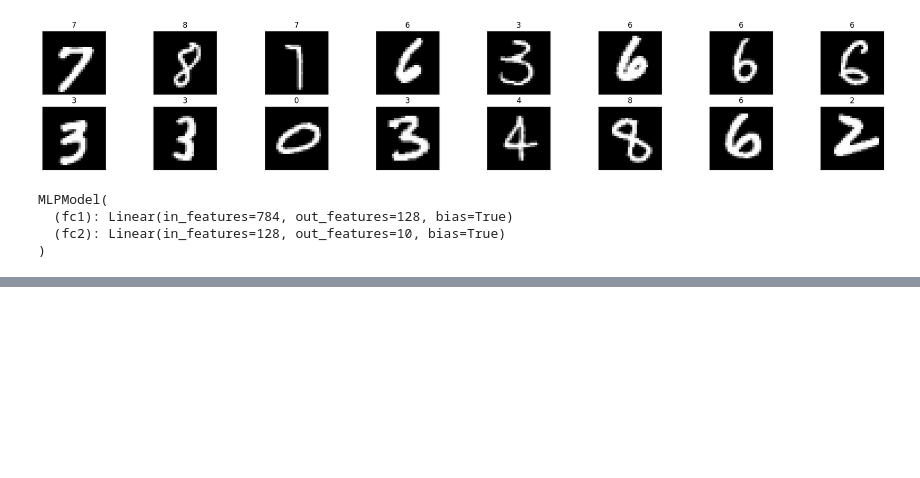
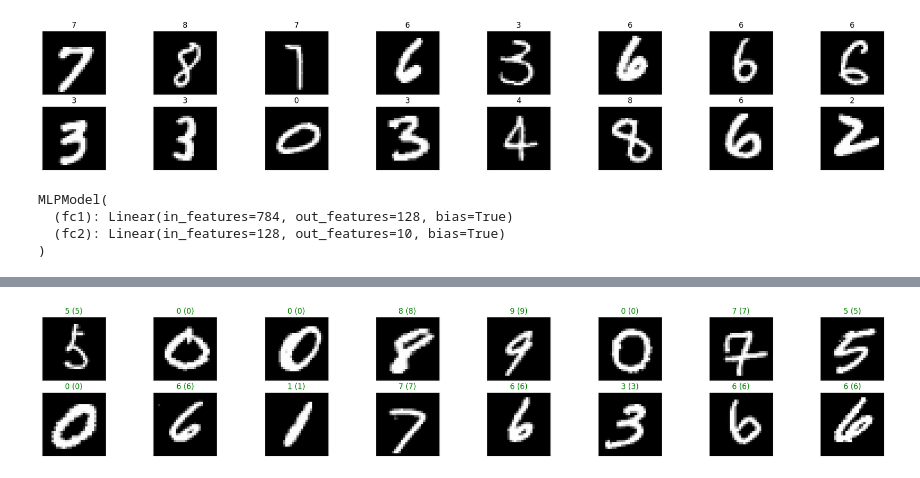
Before and after one commit to Dangmotm/FMLAB_AI, a Jupyter notebook: Homework/Hw9/neural_network.ipynb, the cells around one changed output, grey strips where cells are left out. Cells and saved outputs as stored; diff of their text form; code cells hidden in the pictures; blank space fills up the shorter version.

```diff
--- a/Homework/Hw9/neural_network.ipynb
+++ b/Homework/Hw9/neural_network.ipynb
@@ -121,0 +132,15 @@ plt.show()
+# %%
+dataiter = iter(trainloader)
+images, labels = next(dataiter)
+output = model(images)
+_, preds = torch.max(output, 1)
+images = images.numpy()
+
+fig = plt.figure(figsize = (25, 4))
+
+for idx in np.arange(batch_size):
+    ax = fig.add_subplot(2, batch_size // 2, idx + 1, xticks = [], yticks = [])
+    ax.imshow(np.squeeze(images[idx]), cmap = 'gray')
+    ax.set_title("{} ({})".format(str(preds[idx].item()), str(labels[idx].item())), color = ("green" if preds[idx] == labels[idx] else "red"))
+# %% [output]
+[figure, added]
```
Also changed, not shown: parts of 2 cells of this notebook, 3 other files.
